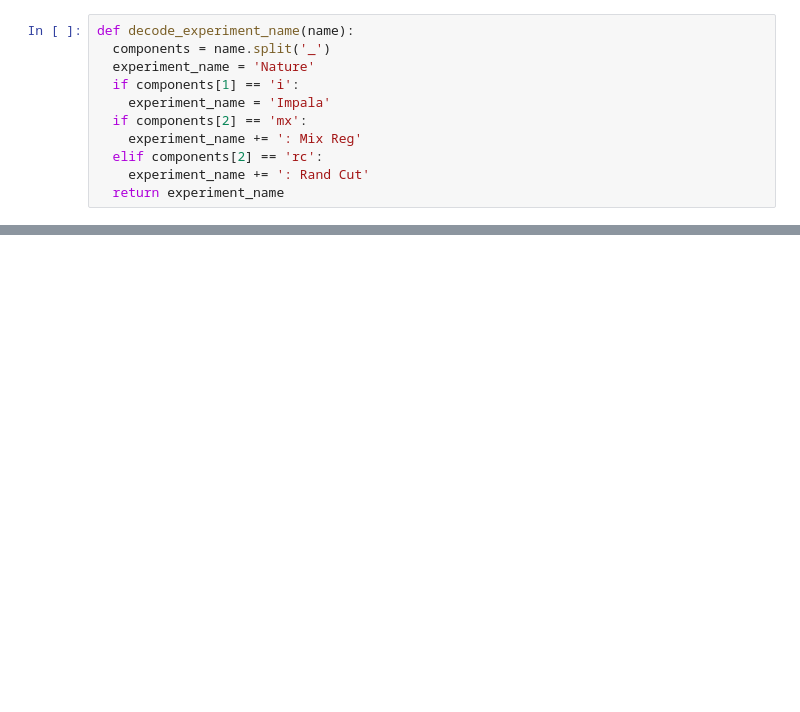
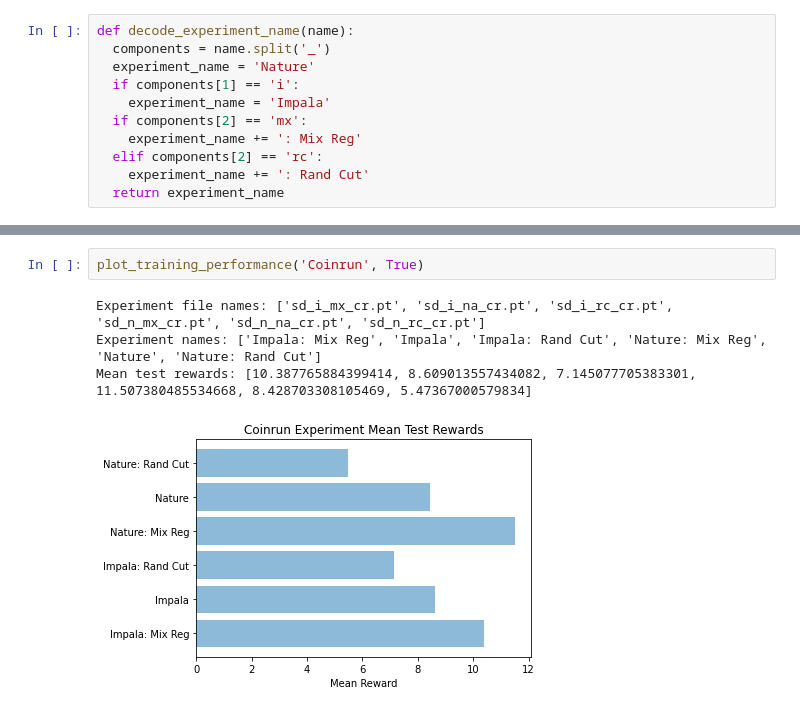
Before and after one commit to hlynurarni/Deep_learning_02456_FProject, a Jupyter notebook: Notebook/Visualizing_train_and_test_performance.ipynb, the cells around one changed output, grey strips where cells are left out. Saved outputs shown, nothing was run; the diff lists cells and outputs as text; blank space fills up the shorter version.

```diff
--- a/Notebook/Visualizing_train_and_test_performance.ipynb
+++ b/Notebook/Visualizing_train_and_test_performance.ipynb
@@ -110,0 +322,7 @@ Total training time in hours: [7.64159921420945, 5.811231755481826, 5.9349523402
+# %%
+plot_training_performance('Coinrun', True)
+# %% [output]
+Experiment file names: ['sd_i_mx_cr.pt', 'sd_i_na_cr.pt', 'sd_i_rc_cr.pt', 'sd_n_mx_cr.pt', 'sd_n_na_cr.pt', 'sd_n_rc_cr.pt']
+Experiment names: ['Impala: Mix Reg', 'Impala', 'Impala: Rand Cut', 'Nature: Mix Reg', 'Nature', 'Nature: Rand Cut']
+Mean test rewards: [10.387765884399414, 8.609013557434082, 7.145077705383301, 11.507380485534668, 8.428703308105469, 5.47367000579834]
+[figure, added]
```
Also changed, not shown: parts of 10 cells of this notebook.
